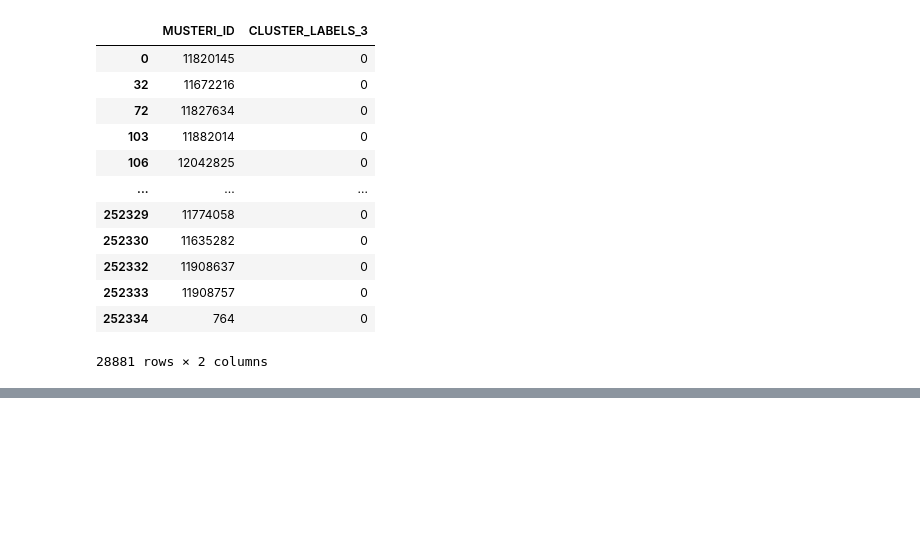
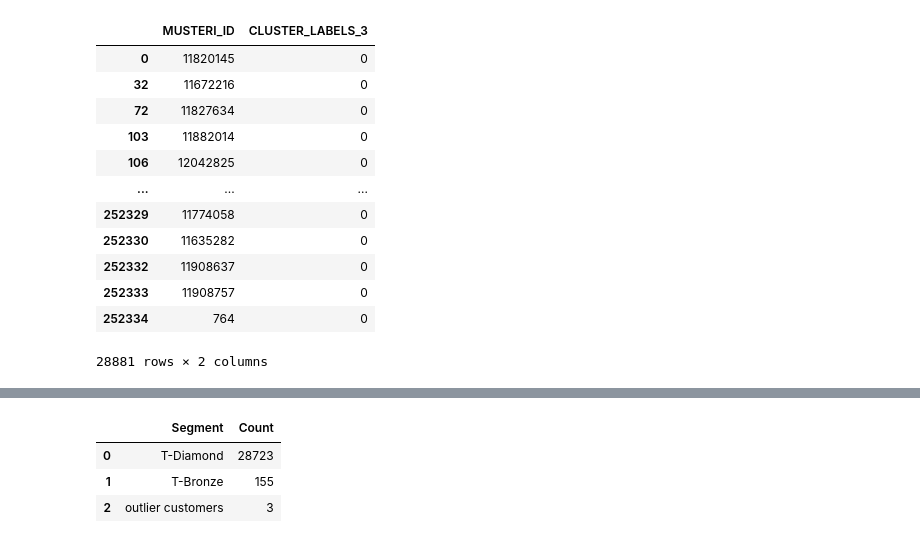
Before and after one commit to EmirhanServeren/factoring-customer-segmentation, a Jupyter notebook: insight_data_analysis.ipynb, the cells around one changed output, grey strips where cells are left out. Saved outputs shown, nothing was run; the diff lists cells and outputs as text; code cells hidden in the pictures; blank space fills up the shorter version.

```diff
--- a/insight_data_analysis.ipynb
+++ b/insight_data_analysis.ipynb
@@ -414,7 +414,14 @@ tk_cluster_distribution
 | 1 | 2 | 155 |
 | 2 | 1 | 3 |
 # %%
-tk_cluster_distribution = tk_cluster_distribution.rename(columns={'CLUSTER_LABELS_3':'Segment'})
-tk_cluster_distribution['Segment'].replace({0:'T-Gold',1:'T-Bronze',2:'T-Diamond'},inplace=True)
+tk_cluster_distribution = tk_cluster_distribution.rename(columns={'index':'Segment','CLUSTER_LABELS_3':'Count'})
+tk_cluster_distribution['Segment'].replace({0:'T-Diamond',1:'outlier customers',2:'T-Bronze'},inplace=True)
+# %%
+tk_cluster_distribution
+# %% [output]
+|  | Segment | Count |
+| 0 | T-Diamond | 28723 |
+| 1 | T-Bronze | 155 |
+| 2 | outlier customers | 3 |
 # %%
 tk_cluster_distribution.to_feather('streamlit_view/tk_cluster_distribution')
```
Also changed, not shown: parts of 1 cell of this notebook, 3 other files.
